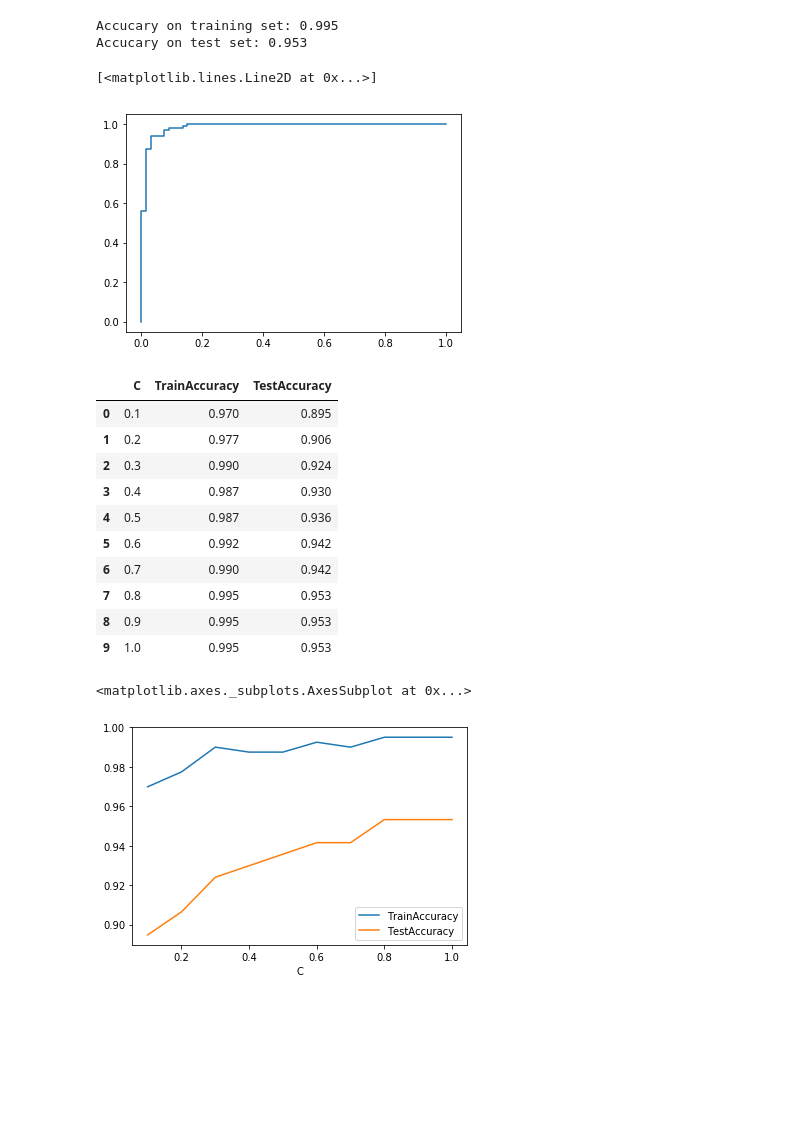
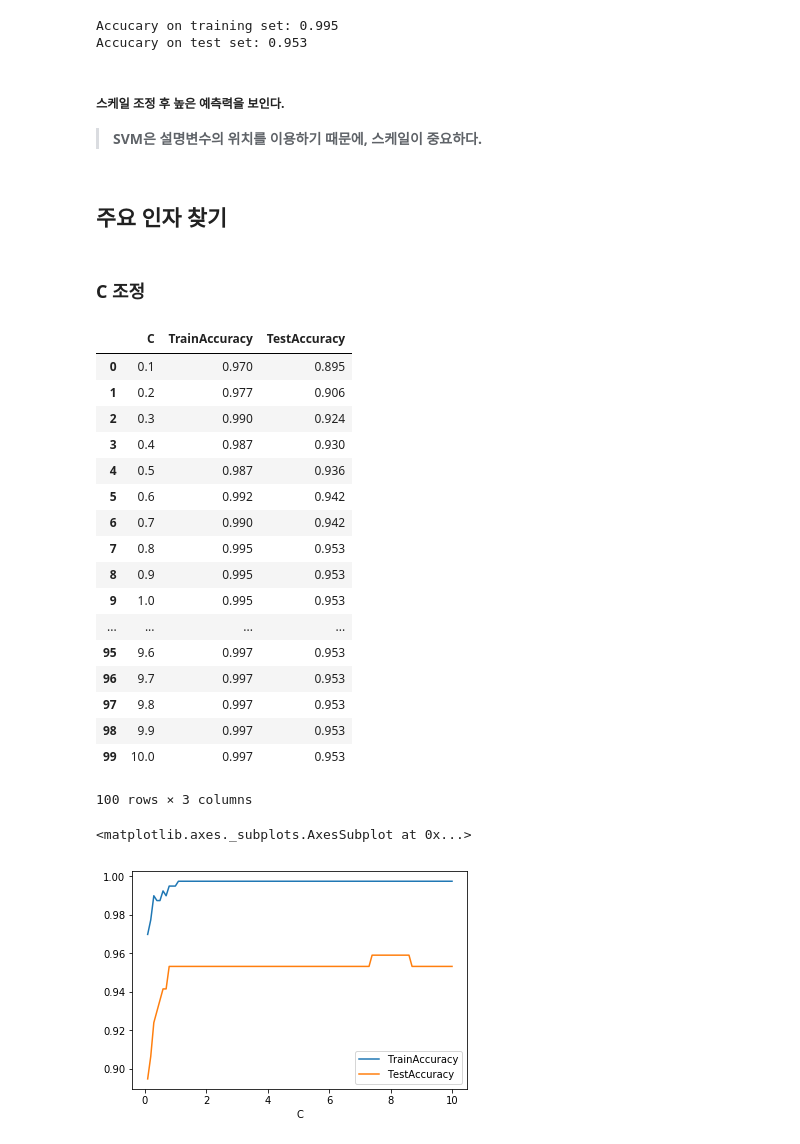
Before and after one commit to LEE010/Posco-Ai-Bigdata, a Jupyter notebook: task/week_5/Breast_Cancer_Soft_Vector_Machine.ipynb, the cells around one changed output. Cells and saved outputs as stored; diff of their text form; code cells hidden in the pictures; blank space fills up the shorter version.

```diff
--- a/task/week_5/Breast_Cancer_Soft_Vector_Machine.ipynb
+++ b/task/week_5/Breast_Cancer_Soft_Vector_Machine.ipynb
@@ -82,44 +96,51 @@ print("Accucary on test set: {:.3f}".format(svm_scaled.score(df_test_x_scaled,df
 # %% [output]
 Accucary on training set: 0.995
 Accucary on test set: 0.953
-# %%
-fpr, tpr, thresholds= roc_curve(df_test_y, svm_scaled.decision_function(df_test_x_scaled))
-
-plt.plot(fpr, tpr, label="Kernel SVM")
-# %% [output]
-[<matplotlib.lines.Line2D at 0x...>]
-[figure, removed]
+# %% [markdown]
+##### 스케일 조정 후 높은 예측력을 보인다.
+> **SVM은 설명변수의 위치를 이용하기 때문에, 스케일이 중요하다.**
+# %% [markdown]
+## 주요 인자 찾기
+# %% [markdown]
+### C 조정
 # %%
 train_accuracy = []
 test_accuracy = []
 para_C = []
 
-for C in range(10):
+for C in range(100):
     svm1 = SVC(C=(C+1)/10,random_state=1234)
     para_C.append((C+1)/10)
     svm1.fit(df_train_x_scaled,df_train_y)
     train_accuracy.append(svm1.score(df_train_x_scaled,df_train_y))
     test_accuracy.append(svm1.score(df_test_x_scaled,df_test_y))
 
 df_accruacy1 = pd.DataFrame()
 df_accruacy1["C"] = para_C
 df_accruacy1["TrainAccuracy"] = train_accuracy
 df_accruacy1["TestAccuracy"] = test_accuracy
 df_accruacy1.round(3)
 # %% [output]
 |  | C | TrainAccuracy | TestAccuracy |
 | 0 | 0.1 | 0.970 | 0.895 |
 | 1 | 0.2 | 0.977 | 0.906 |
 | 2 | 0.3 | 0.990 | 0.924 |
 | 3 | 0.4 | 0.987 | 0.930 |
 | 4 | 0.5 | 0.987 | 0.936 |
 | 5 | 0.6 | 0.992 | 0.942 |
 | 6 | 0.7 | 0.990 | 0.942 |
 | 7 | 0.8 | 0.995 | 0.953 |
 | 8 | 0.9 | 0.995 | 0.953 |
 | 9 | 1.0 | 0.995 | 0.953 |
+| ... | ... | ... | ... |
+| 95 | 9.6 | 0.997 | 0.953 |
+| 96 | 9.7 | 0.997 | 0.953 |
+| 97 | 9.8 | 0.997 | 0.953 |
+| 98 | 9.9 | 0.997 | 0.953 |
+| 99 | 10.0 | 0.997 | 0.953 |
+100 rows × 3 columns
 # %%
 df_accruacy1.set_index("C",inplace=False).plot()
 # %% [output]
 <matplotlib.axes._subplots.AxesSubplot at 0x...>
-[figure, old version]
+[figure, new version]
```
Also changed, not shown: parts of 17 cells of this notebook, 7 other files.
